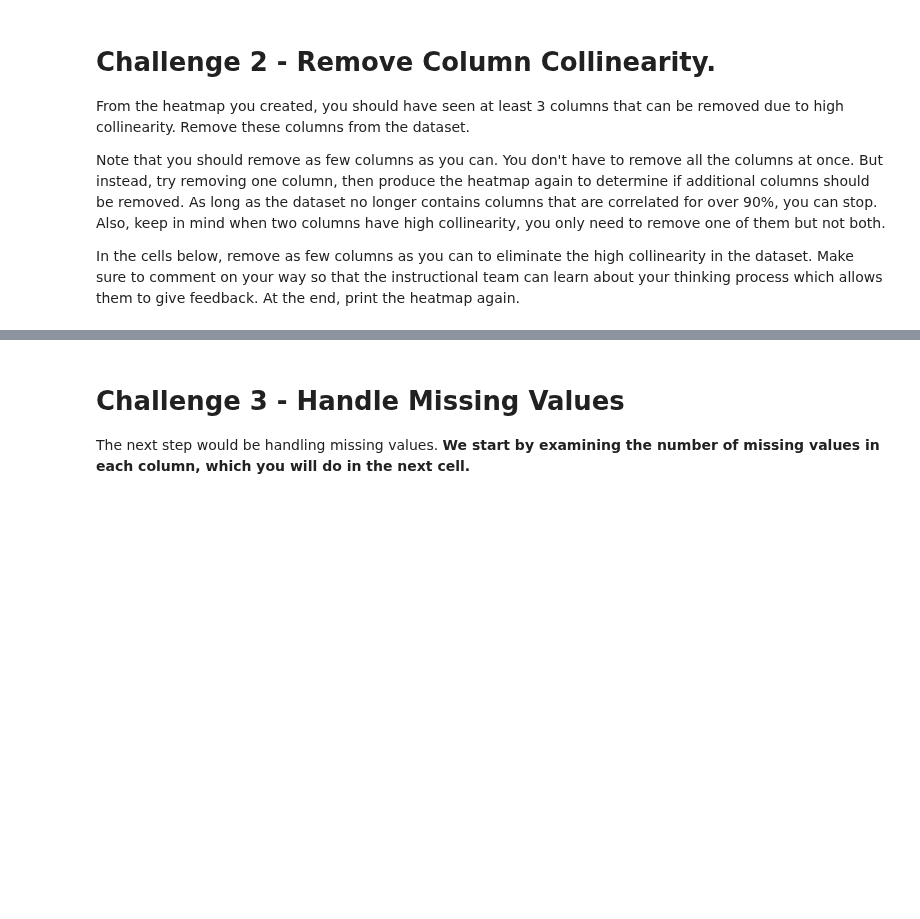
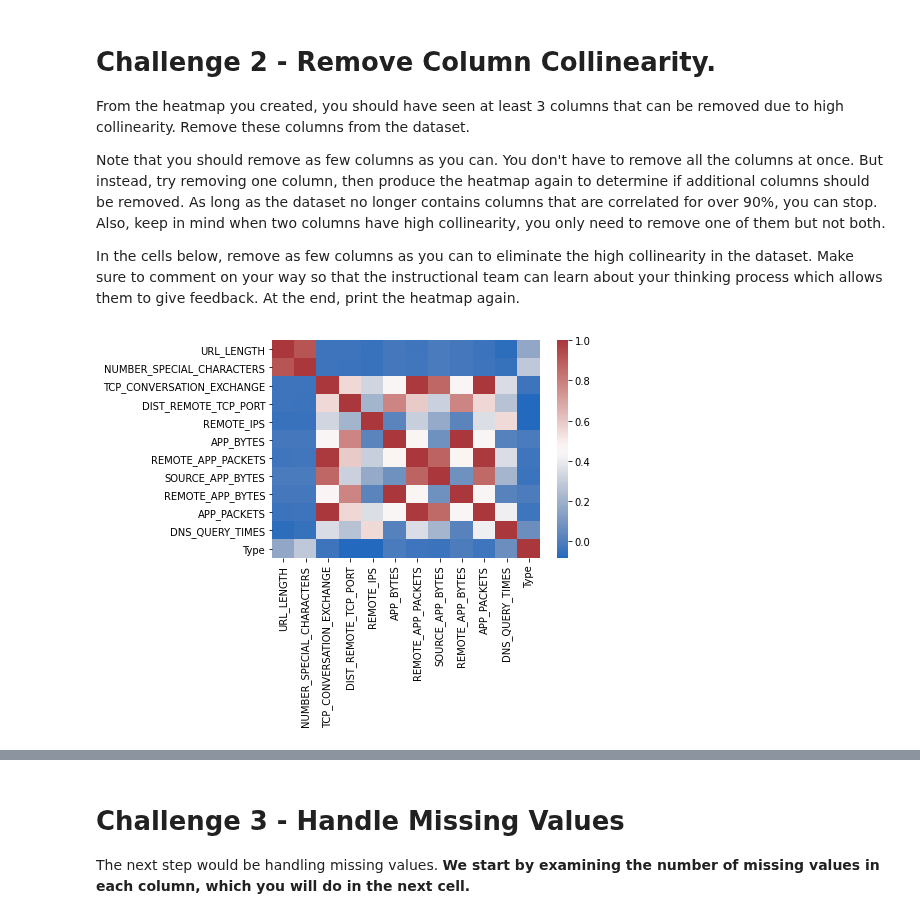
Before and after one commit to ta-data-mexpt/lab-supervised-learning, a Jupyter notebook: your-code/main.ipynb, the cells around one changed output, grey strips where cells are left out. Drawn from its saved outputs; the diff is of its cells as text; code cells hidden in the pictures; blank space fills up the shorter version.

```diff
--- a/your-code/main.ipynb
+++ b/your-code/main.ipynb
@@ -90,0 +201,7 @@ In the cells below, remove as few columns as you can to eliminate the high colli
+# %%
+#Primer columna a quitar: Source App Packets
+websites_2 = websites.drop('SOURCE_APP_PACKETS', axis = 1)
+corr_matrix2 = websites_2.corr()
+sns.heatmap(corr_matrix2, cmap='vlag');
+# %% [output]
+[figure, added]
```
Also changed, not shown: parts of 77 cells of this notebook.
